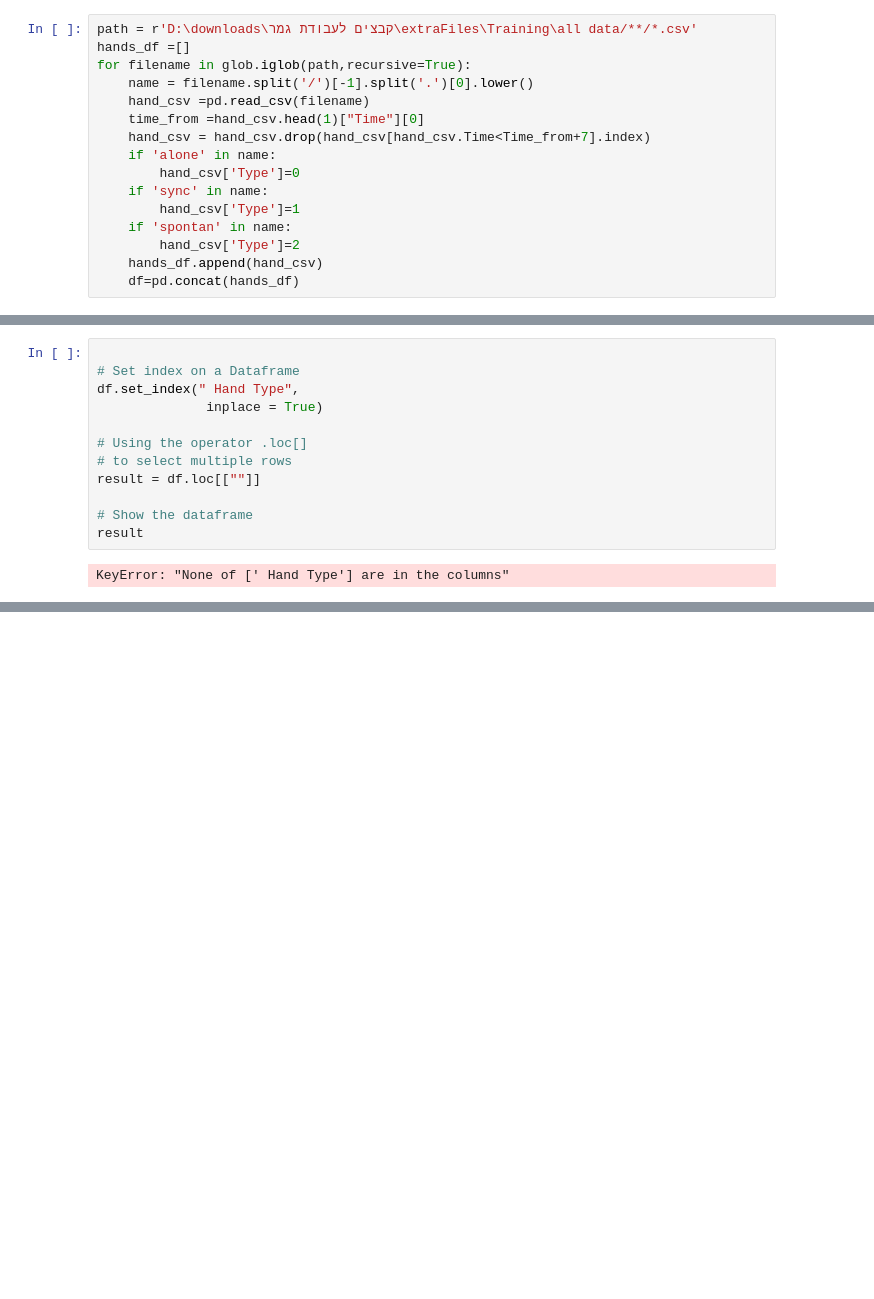
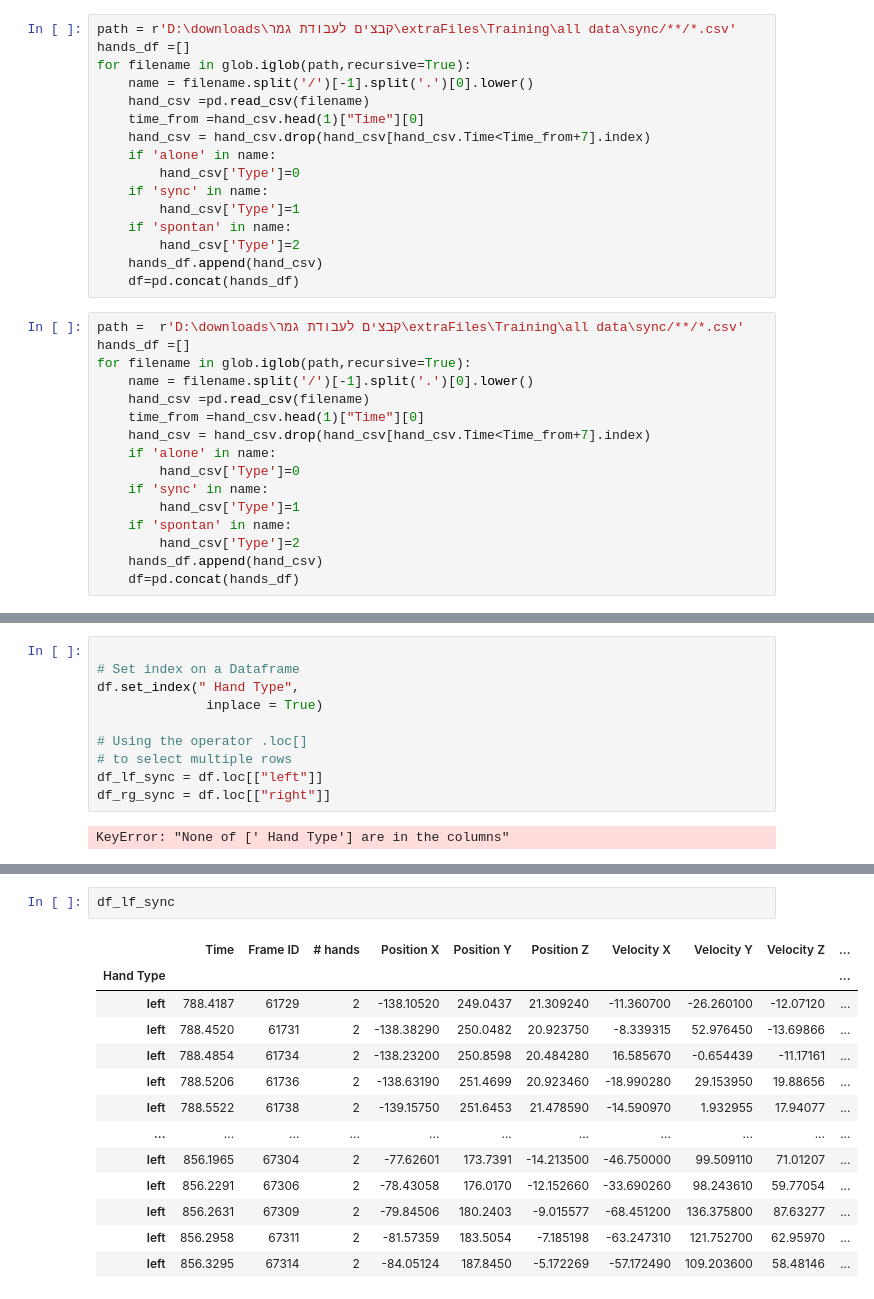
Before and after one commit to kuty007/final-porj-semB, a Jupyter notebook: Hands.ipynb, the cells around one changed output, grey strips where cells are left out. Cells and saved outputs as stored; diff of their text form; blank space fills up the shorter version.

```diff
--- a/Hands.ipynb
+++ b/Hands.ipynb
@@ -36,7 +36,7 @@ from sklearn.cluster import KMeans
 from sklearn.cluster import MiniBatchKMeans
 import glob
 # %%
-path = r'D:\downloads\קבצים לעבודת גמר\extraFiles\Training\all data/**/*.csv'
+path = r'D:\downloads\קבצים לעבודת גמר\extraFiles\Training\all data\sync/**/*.csv'
 hands_df =[]
 for filename in glob.iglob(path,recursive=True):
     name = filename.split('/')[-1].split('.')[0].lower()
@@ -51,4 +51,20 @@ for filename in glob.iglob(path,recursive=True):
         hand_csv['Type']=2
     hands_df.append(hand_csv)
     df=pd.concat(hands_df)
+# %%
+path =  r'D:\downloads\קבצים לעבודת גמר\extraFiles\Training\all data\sync/**/*.csv'
+hands_df =[]
+for filename in glob.iglob(path,recursive=True):
+    name = filename.split('/')[-1].split('.')[0].lower()
+    hand_csv =pd.read_csv(filename)
+    time_from =hand_csv.head(1)["Time"][0]
+    hand_csv = hand_csv.drop(hand_csv[hand_csv.Time<Time_from+7].index)
+    if 'alone' in name:
+        hand_csv['Type']=0
+    if 'sync' in name:
+        hand_csv['Type']=1
+    if 'spontan' in name:
+        hand_csv['Type']=2
+    hands_df.append(hand_csv)
+    df=pd.concat(hands_df)
 # %%
@@ -69,9 +92,7 @@ df.set_index(" Hand Type",
 
 # Using the operator .loc[]
 # to select multiple rows
-result = df.loc[[""]]
-
-# Show the dataframe
-result
+df_lf_sync = df.loc[["left"]]
+df_rg_sync = df.loc[["right"]]
 # %% [output]
 KeyError: "None of [' Hand Type'] are in the columns"
@@ -81,0 +99,16 @@ KeyError: 'left'
+# %%
+df_lf_sync
+# %% [output]
+|  | Time | Frame ID | # hands | Position X | Position Y | Position Z | Velocity X | Velocity Y | Velocity Z | ... |
+| Hand Type |  |  |  |  |  |  |  |  |  | ... |
+| left | 788.4187 | 61729 | 2 | -138.10520 | 249.0437 | 21.309240 | -11.360700 | -26.260100 | -12.07120 | ... |
+| left | 788.4520 | 61731 | 2 | -138.38290 | 250.0482 | 20.923750 | -8.339315 | 52.976450 | -13.69866 | ... |
+| left | 788.4854 | 61734 | 2 | -138.23200 | 250.8598 | 20.484280 | 16.585670 | -0.654439 | -11.17161 | ... |
+| left | 788.5206 | 61736 | 2 | -138.63190 | 251.4699 | 20.923460 | -18.990280 | 29.153950 | 19.88656 | ... |
+| left | 788.5522 | 61738 | 2 | -139.15750 | 251.6453 | 21.478590 | -14.590970 | 1.932955 | 17.94077 | ... |
+| ... | ... | ... | ... | ... | ... | ... | ... | ... | ... | ... |
+| left | 856.1965 | 67304 | 2 | -77.62601 | 173.7391 | -14.213500 | -46.750000 | 99.509110 | 71.01207 | ... |
+| left | 856.2291 | 67306 | 2 | -78.43058 | 176.0170 | -12.152660 | -33.690260 | 98.243610 | 59.77054 | ... |
+| left | 856.2631 | 67309 | 2 | -79.84506 | 180.2403 | -9.015577 | -68.451200 | 136.375800 | 87.63277 | ... |
+| left | 856.2958 | 67311 | 2 | -81.57359 | 183.5054 | -7.185198 | -63.247310 | 121.752700 | 62.95970 | ... |
+| left | 856.3295 | 67314 | 2 | -84.05124 | 187.8450 | -5.172269 | -57.172490 | 109.203600 | 58.48146 | ... |
```
Also changed, not shown: parts of 10 cells of this notebook.
